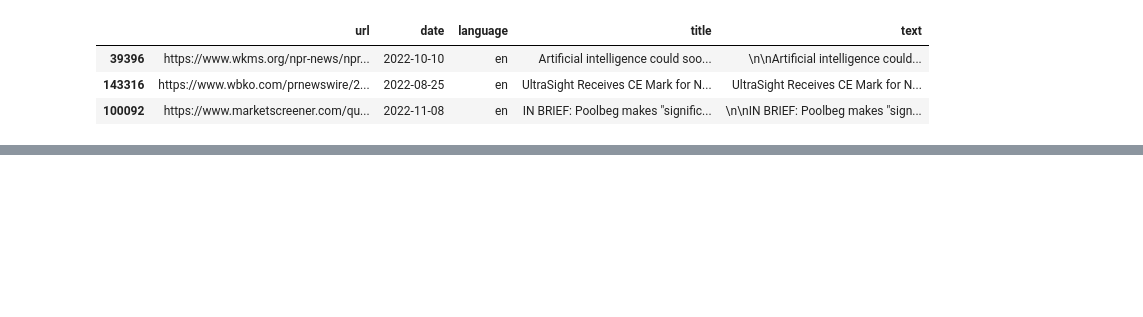
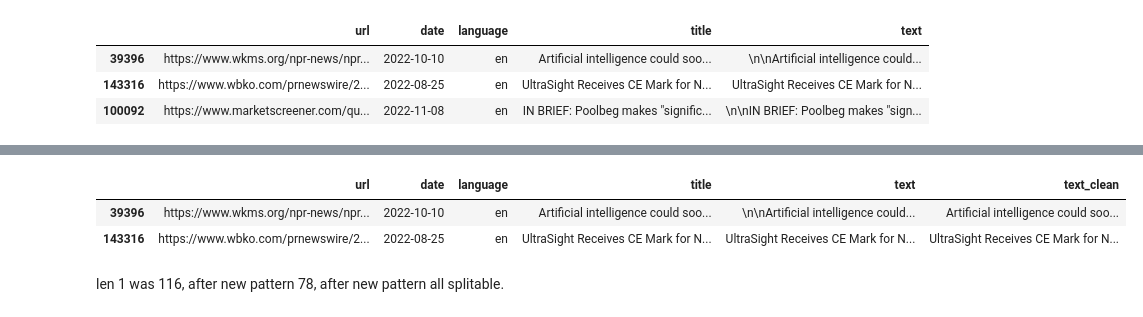
Before and after one commit to sdingx/NLPfinalproj, a Jupyter notebook: proj_code_sample.ipynb, the cells around one changed output, grey strips where cells are left out. Saved outputs shown, nothing was run; the diff lists cells and outputs as text; code cells hidden in the pictures; blank space fills up the shorter version.

```diff
--- a/proj_code_sample.ipynb
+++ b/proj_code_sample.ipynb
@@ -152,0 +143,6 @@ Name: title, Length: 110, dtype: object
+# %%
+df_news_final_project.head(2)
+# %% [output]
+|  | url | date | language | title | text | text_clean |
+| 39396 | https://www.wkms.org/npr-news/npr... | 2022-10-10 | en | Artificial intelligence could soo... | \n\nArtificial intelligence could... | Artificial intelligence could soo... |
+| 143316 | https://www.wbko.com/prnewswire/2... | 2022-08-25 | en | UltraSight Receives CE Mark for N... | UltraSight Receives CE Mark for N... | UltraSight Receives CE Mark for N... |
@@ -152,0 +159,2 @@ Name: title, Length: 110, dtype: object
+# %% [markdown]
+len 1 was 116, after new pattern 78, after new pattern all splitable.
```
Also changed, not shown: parts of 23 cells of this notebook.
